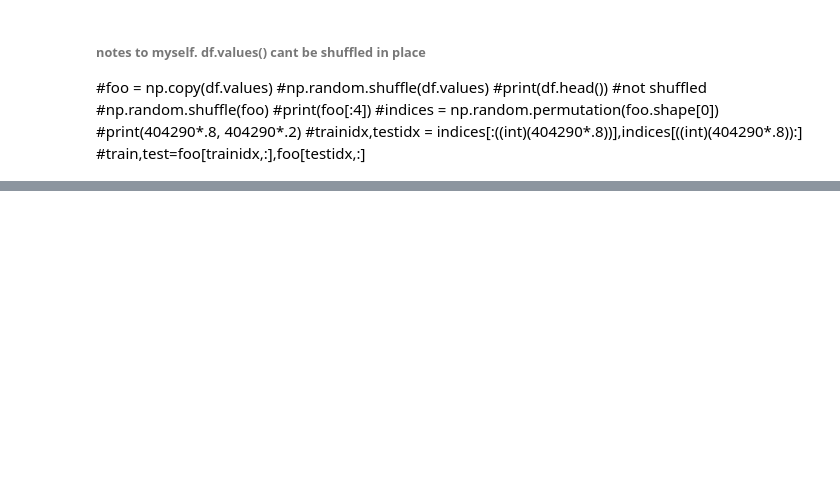
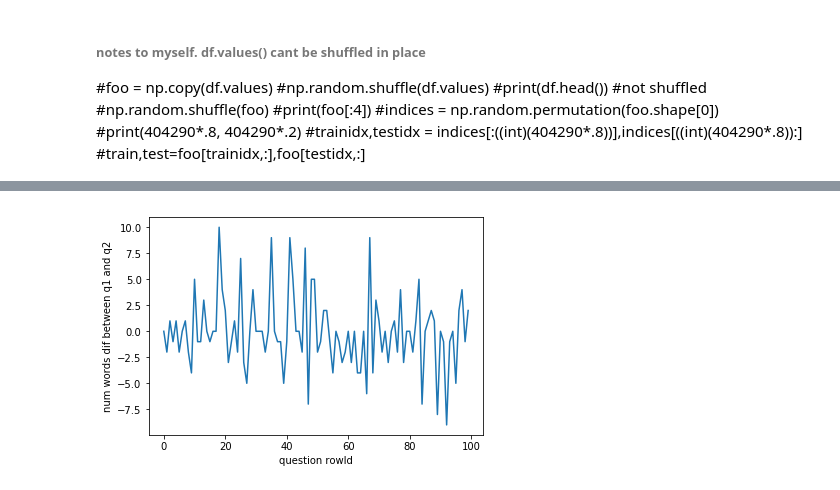
Before and after one commit to dougc333/cs230_project, a Jupyter notebook: pytorch_simple.ipynb, the cells around one changed output, grey strips where cells are left out. Cells and saved outputs as stored; diff of their text form; code cells hidden in the pictures; blank space fills up the shorter version.

```diff
--- a/pytorch_simple.ipynb
+++ b/pytorch_simple.ipynb
@@ -337,0 +580,3 @@ class LSTM(nn.Module):
+# %%
+hist = df_dup['diff'].values
+print( np.min(df_dup['diff'].values),np.max(df_dup['diff'].values))
@@ -337,0 +652,12 @@ class LSTM(nn.Module):
+# %%
+import matplotlib.pyplot as plt
+%matplotlib inline
+
+x = pd.Series(list(range(len(hist))))
+y = hist
+plt.plot(x[0:100],y[0:100])
+plt.xlabel("question rowId")
+plt.ylabel("num words dif between q1 and q2")
+plt.show()
+# %% [output]
+[figure, added]
```
Also changed, not shown: parts of 43 cells of this notebook, 46 other files.
